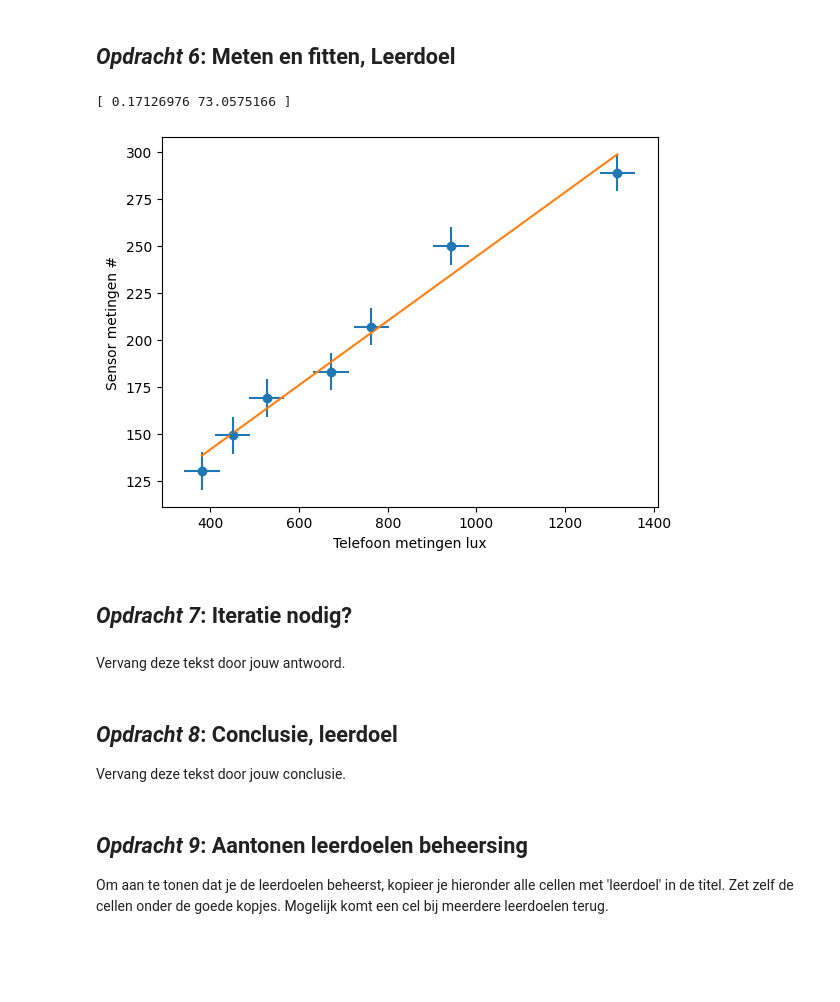
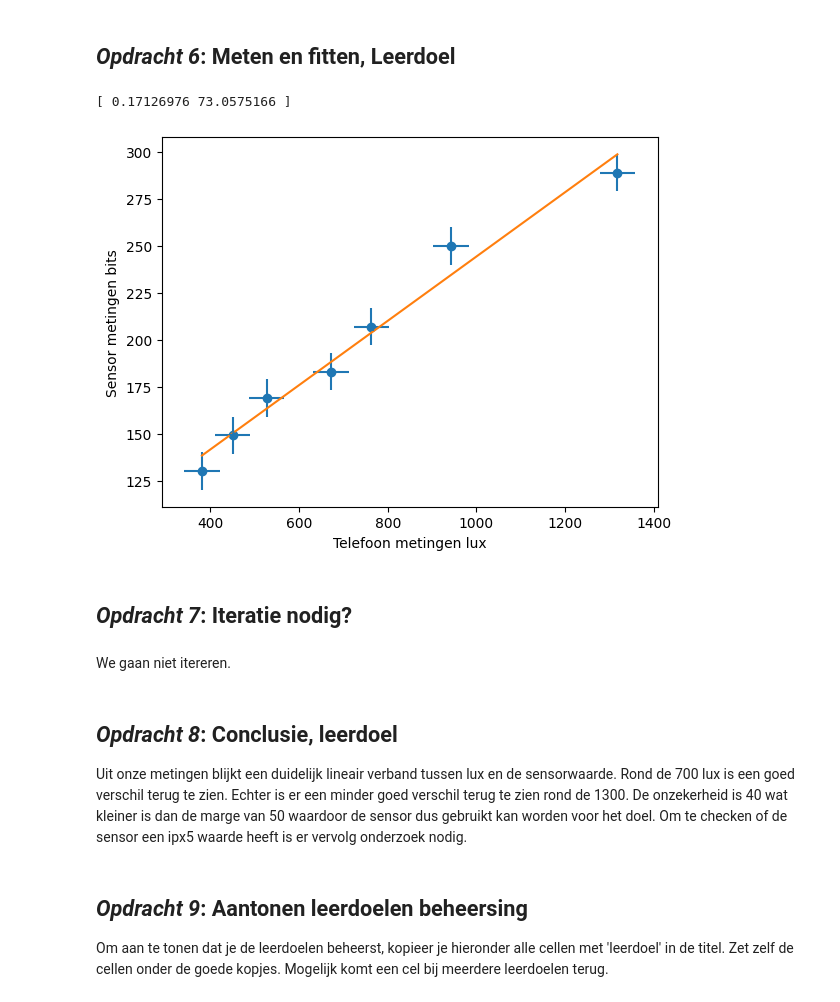
Before and after one commit to SebasvandenAkker/opdrachten-DEF-D, a Jupyter notebook: FysiekeOntwerpopdrachten/1KalibreerEenSensorDigitaalAnaloog/DEFOntwerpopdracht1KalibreerEenSensorInvulTemplate.ipynb, the cells around one changed output. Drawn from its saved outputs; the diff is of its cells as text; code cells hidden in the pictures; blank space fills up the shorter version.

```diff
--- a/FysiekeOntwerpopdrachten/1KalibreerEenSensorDigitaalAnaloog/DEFOntwerpopdracht1KalibreerEenSensorInvulTemplate.ipynb
+++ b/FysiekeOntwerpopdrachten/1KalibreerEenSensorDigitaalAnaloog/DEFOntwerpopdracht1KalibreerEenSensorInvulTemplate.ipynb
@@ -64,34 +73,33 @@ sensor = np.array([289,250,207,183,169,149,130])
 # %%
 # Plot hier de meting en fit een lijn door de metingen.
 # Maak gebruik van wat je geleerd hebt bij het practicum.
 %matplotlib inline
 from matplotlib import pyplot as plt
 from scipy.optimize import curve_fit
 plt.scatter(telefoon, sensor)
 plt.errorbar(telefoon, sensor, 10, 40, "*")
 plt.xlabel("Telefoon metingen lux")
-plt.ylabel("Sensor metingen #")
+plt.ylabel("Sensor metingen bits")
 
 def f(telefoon, a, b):
     return a*telefoon + b
 
 val, cov = curve_fit(f, telefoon, sensor)
 x_fit = np.linspace(min(telefoon), max(telefoon), 100)
 y_fit = f(x_fit, val[0], val[1])
 plt.plot(x_fit,y_fit)
 
 print(val)
 # %% [output]
 [ 0.17126976 73.0575166 ]
-[figure, old version]
+[figure, new version]
 # %% [markdown]
 ## *Opdracht 7*: Iteratie nodig?
-# %% [markdown]
-Vervang deze tekst door jouw antwoord.
-# %% [markdown]
-## *Opdracht 8*: Conclusie, leerdoel
-
-Vervang deze tekst door jouw conclusie.
+# %% [markdown]
+We gaan niet itereren.
+# %% [markdown]
+## *Opdracht 8*: Conclusie, leerdoel
+Uit onze metingen blijkt een duidelijk lineair verband tussen lux en de sensorwaarde. Rond de 700 lux is een goed verschil terug te zien. Echter is er een minder goed verschil terug te zien rond de 1300. De onzekerheid is 40 wat kleiner is dan de marge van 50 waardoor de sensor dus gebruikt kan worden voor het doel. Om te checken of de sensor een ipx5 waarde heeft is er vervolg onderzoek nodig.
 # %% [markdown]
 ## *Opdracht 9*: Aantonen leerdoelen beheersing
 
```
Also changed, not shown: parts of 14 cells of this notebook, 3 other files.
